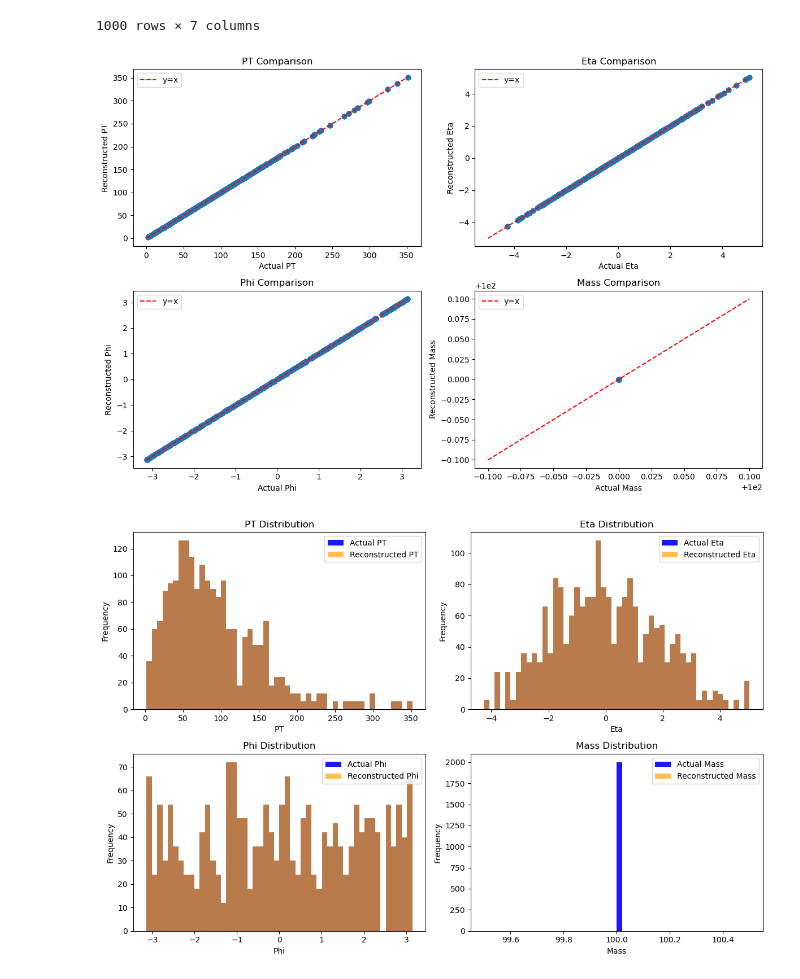
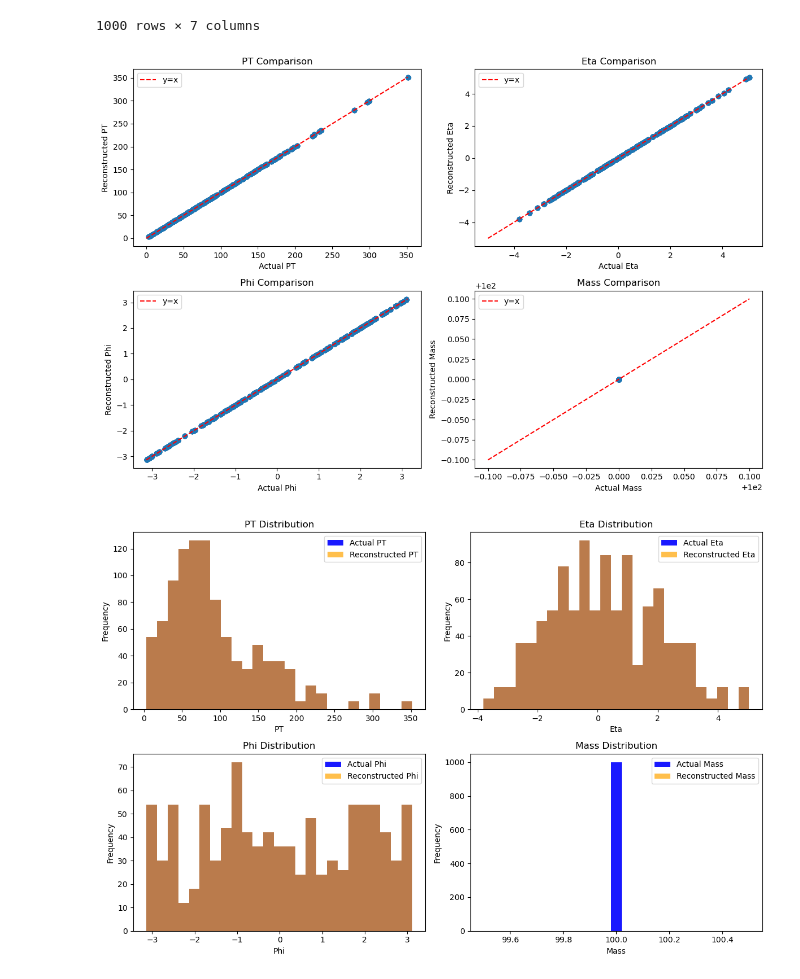
Before and after one commit to KalelChester/Displaced-Photon, a Jupyter notebook: event_display/prompt_half_dark_event_displays.ipynb, the cells around one changed output. Saved outputs shown, nothing was run; the diff lists cells and outputs as text; code cells hidden in the pictures.

```diff
--- a/event_display/prompt_half_dark_event_displays.ipynb
+++ b/event_display/prompt_half_dark_event_displays.ipynb
@@ -77,8 +77,8 @@ particle_df = pd.DataFrame({
     "T": particle_dict["Particle.T"],
 })
 
-# Only look at the first 1000 events for now
-particle_df = particle_df[particle_df["EventNumber"] < 1000]
+# Only look at the first 500 events for now
+particle_df = particle_df[particle_df["EventNumber"] < 500]
 
 # Explode so each particle gets its own row
 particle_df = particle_df.explode([
@@ -246,45 +246,45 @@ plt.figure(figsize=(12, 8))
 
 # PT histogram
 plt.subplot(2, 2, 1)
-plt.hist(reconstructed_df["Actual_PT"], bins=50, alpha=0.9, label="Actual PT", color="blue")
-plt.hist(reconstructed_df["Reconstructed_PT"], bins=50, alpha=0.7, label="Reconstructed PT", color="orange")
+plt.hist(reconstructed_df["Actual_PT"], bins=25, alpha=0.9, label="Actual PT", color="blue")
+plt.hist(reconstructed_df["Reconstructed_PT"], bins=25, alpha=0.7, label="Reconstructed PT", color="orange")
 plt.xlabel("PT")
 plt.ylabel("Frequency")
 plt.title("PT Distribution")
 plt.legend()
 
 # Eta histogram
 plt.subplot(2, 2, 2)
-plt.hist(reconstructed_df["Actual_Eta"], bins=50, alpha=0.9, label="Actual Eta", color="blue")
-plt.hist(reconstructed_df["Reconstructed_Eta"], bins=50, alpha=0.7, label="Reconstructed Eta", color="orange")
+plt.hist(reconstructed_df["Actual_Eta"], bins=25, alpha=0.9, label="Actual Eta", color="blue")
+plt.hist(reconstructed_df["Reconstructed_Eta"], bins=25, alpha=0.7, label="Reconstructed Eta", color="orange")
 plt.xlabel("Eta")
 plt.ylabel("Frequency")
 plt.title("Eta Distribution")
 plt.legend()
 
 # Phi histogram
 plt.subplot(2, 2, 3)
-plt.hist(reconstructed_df["Actual_Phi"], bins=50, alpha=0.9, label="Actual Phi", color="blue")
-plt.hist(reconstructed_df["Reconstructed_Phi"], bins=50, alpha=0.7, label="Reconstructed Phi", color="orange")
+plt.hist(reconstructed_df["Actual_Phi"], bins=25, alpha=0.9, label="Actual Phi", color="blue")
+plt.hist(reconstructed_df["Reconstructed_Phi"], bins=25, alpha=0.7, label="Reconstructed Phi", color="orange")
 plt.xlabel("Phi")
 plt.ylabel("Frequency")
 plt.title("Phi Distribution")
 plt.legend()
 
 # Mass histogram
 plt.subplot(2, 2, 4)
-plt.hist(reconstructed_df["Actual_Mass"], bins=50, alpha=0.9, label="Actual Mass", color="blue")
-plt.hist(reconstructed_df["Reconstructed_Mass"], bins=50, alpha=0.7, label="Reconstructed Mass", color="orange")
+plt.hist(reconstructed_df["Actual_Mass"], bins=25, alpha=0.9, label="Actual Mass", color="blue")
+plt.hist(reconstructed_df["Reconstructed_Mass"], bins=25, alpha=0.7, label="Reconstructed Mass", color="orange")
 plt.xlabel("Mass")
 plt.ylabel("Frequency")
 plt.title("Mass Distribution")
 plt.legend()
 
 plt.tight_layout()
 plt.show()
 # %% [output]
-[figure, old version]
+[figure, new version]
-[figure, old version]
+[figure, new version]
 # %%
 # --- Loop over events, find PID=54, plot daughters along with MissingET and GenMissingET ---
 for ev in particle_df["EventNumber"].unique():
```
Also changed, not shown: parts of 2 cells of this notebook, 4 other files.
